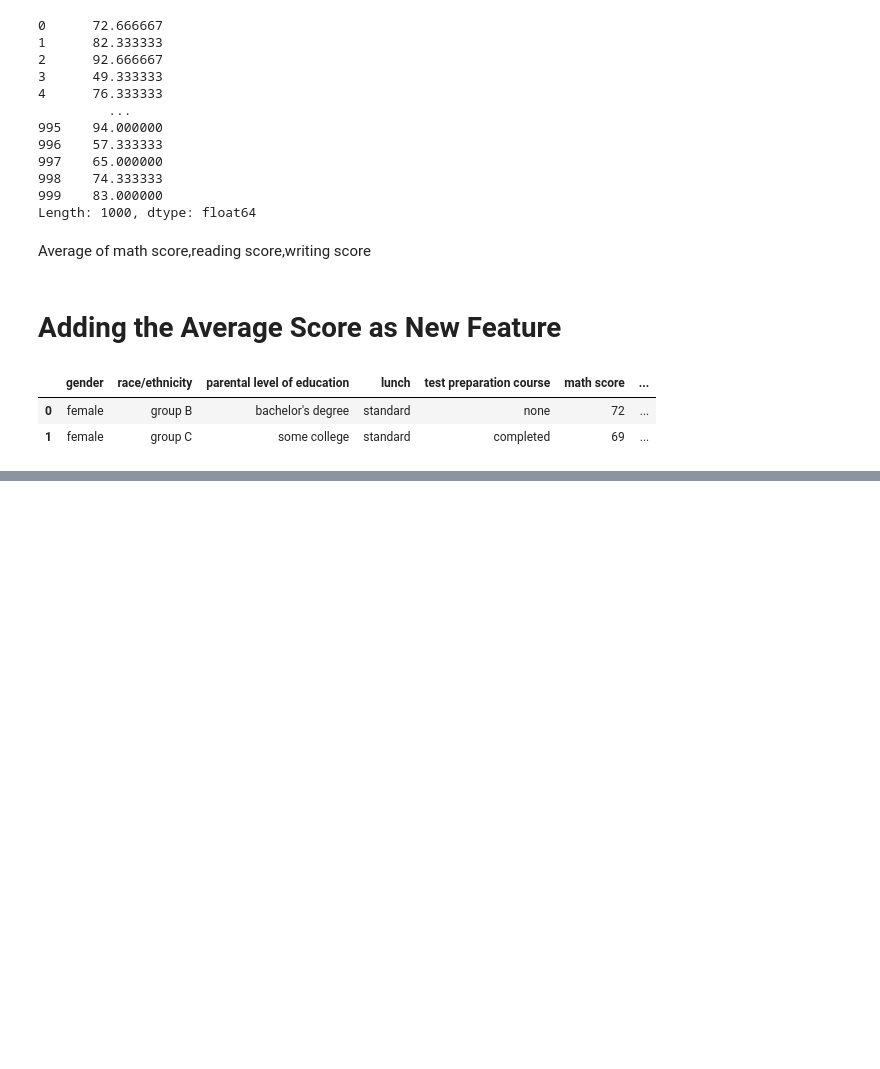
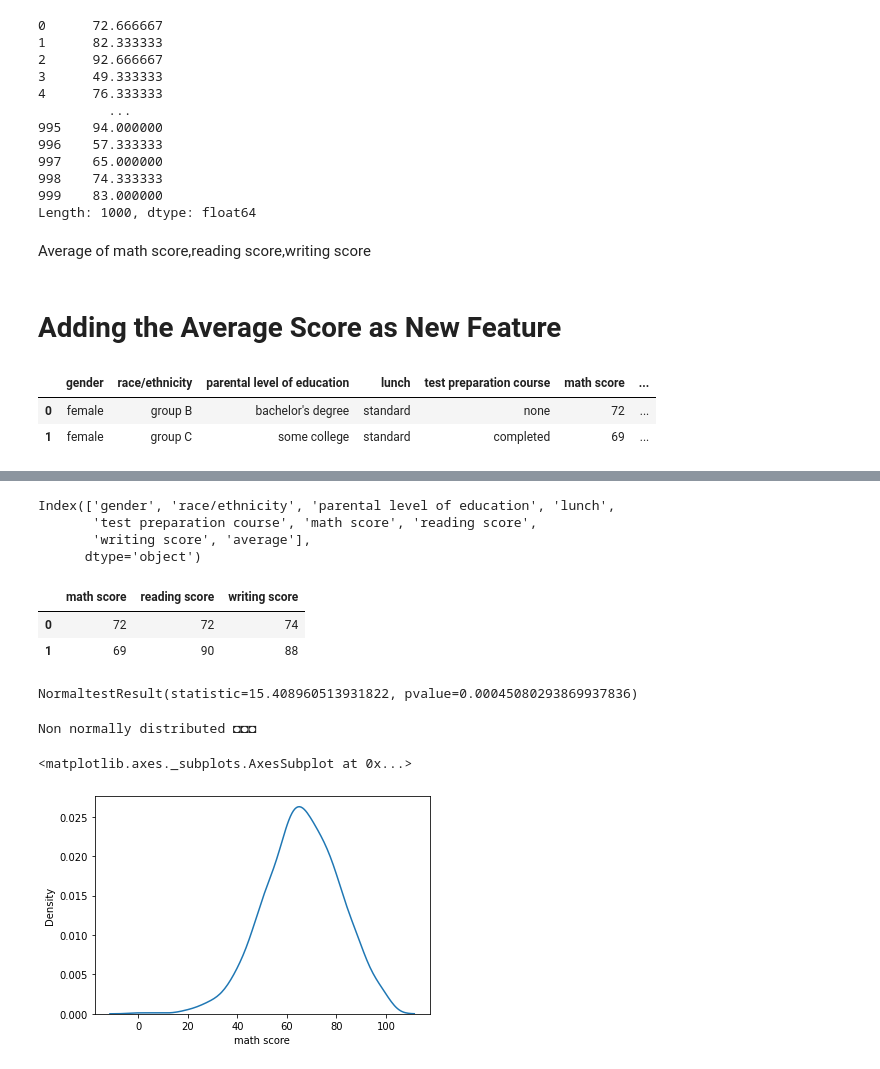
Before and after one commit to prasath9944/EDA, a Jupyter notebook: FSDS_Students_EDA_20th_Dec_2022.ipynb, the cells around one changed output, grey strips where cells are left out. Cells and saved outputs as stored; diff of their text form; code cells hidden in the pictures; blank space fills up the shorter version.

```diff
--- a/FSDS_Students_EDA_20th_Dec_2022.ipynb
+++ b/FSDS_Students_EDA_20th_Dec_2022.ipynb
@@ -264,0 +292,15 @@ data.head(2)
+# %%
+data.columns
+# %% [output]
+Index(['gender', 'race/ethnicity', 'parental level of education', 'lunch',
+       'test preparation course', 'math score', 'reading score',
+       'writing score', 'average'],
+      dtype='object')
+# %%
+data_num=data[num_col]
+# %%
+data_num.head(2)
+# %% [output]
+|  | math score | reading score | writing score |
+| 0 | 72 | 72 | 74 |
+| 1 | 69 | 90 | 88 |
@@ -264,0 +309,4 @@ data.head(2)
+# %%
+normaltest(data_num['math score'])
+# %% [output]
+NormaltestResult(statistic=15.408960513931822, pvalue=0.00045080293869937836)
@@ -264,0 +315,12 @@ data.head(2)
+# %%
+if p>0.05:
+  print("Data will be normal Distributed ☻☻☻")
+else:
+  print("Non normally distributed ◘◘◘")
+# %% [output]
+Non normally distributed ◘◘◘
+# %%
+sns.kdeplot(data_num['math score'])
+# %% [output]
+<matplotlib.axes._subplots.AxesSubplot at 0x...>
+[figure, added]
```
Also changed, not shown: parts of 14 cells of this notebook.
